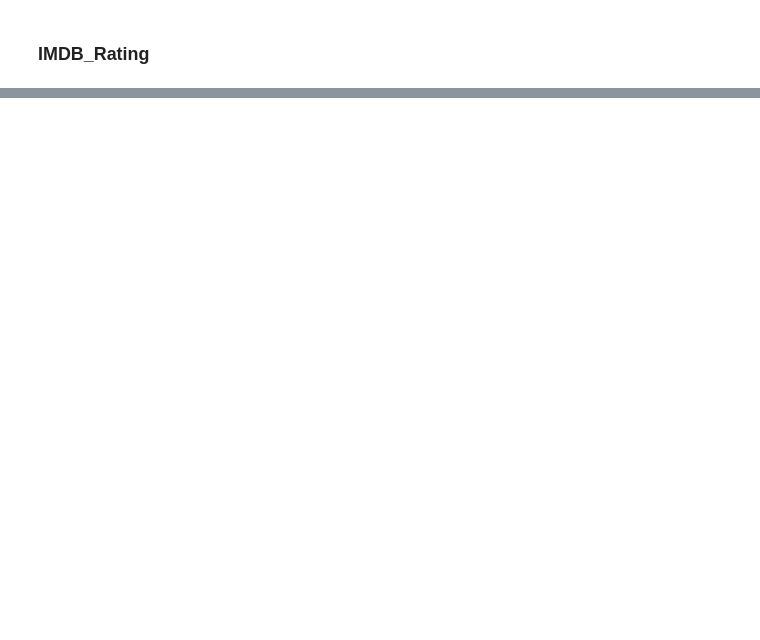
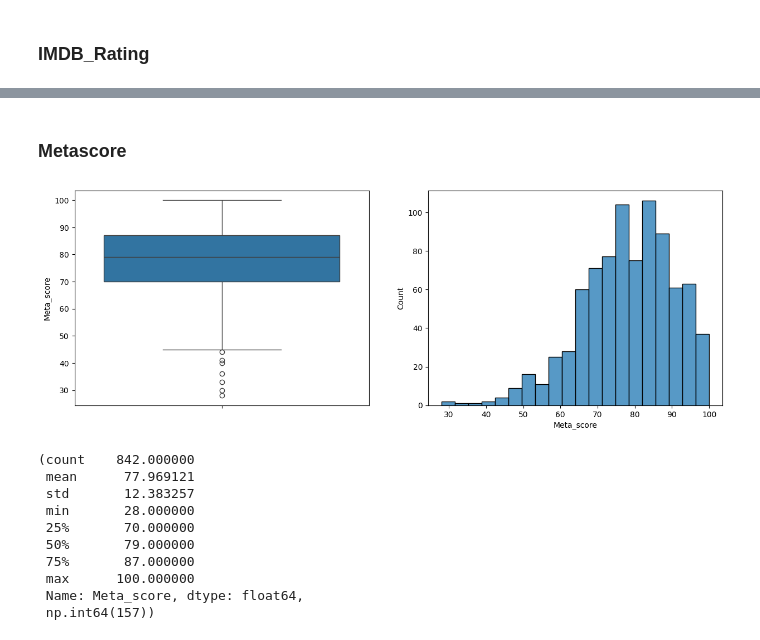
Before and after one commit to RStrzoda/LH_CD_2025, a Jupyter notebook: EDA.ipynb, the cells around one changed output, grey strips where cells are left out. Cells and saved outputs as stored; diff of their text form; code cells hidden in the pictures; blank space fills up the shorter version.

```diff
--- a/EDA.ipynb
+++ b/EDA.ipynb
@@ -139,0 +242,31 @@ Name: count, dtype: int64
+# %% [markdown]
+### Metascore
+# %%
+metascore = df["Meta_score"]
+
+desc = metascore.describe()
+n_null = metascore.isnull().sum()
+
+fig, (ax_box, ax_hist) = plt.subplots(
+    nrows=1,
+    ncols=2,
+    figsize=(15,5)
+)
+
+sns.boxplot(metascore, ax=ax_box)
+sns.histplot(metascore, ax=ax_hist, bins=20)
+plt.show()
+
+desc, n_null
+# %% [output]
+[figure, added]
+(count    842.000000
+ mean      77.969121
+ std       12.383257
+ min       28.000000
+ 25%       70.000000
+ 50%       79.000000
+ 75%       87.000000
+ max      100.000000
+ Name: Meta_score, dtype: float64,
+ np.int64(157))
```
Also changed, not shown: parts of 21 cells of this notebook.
